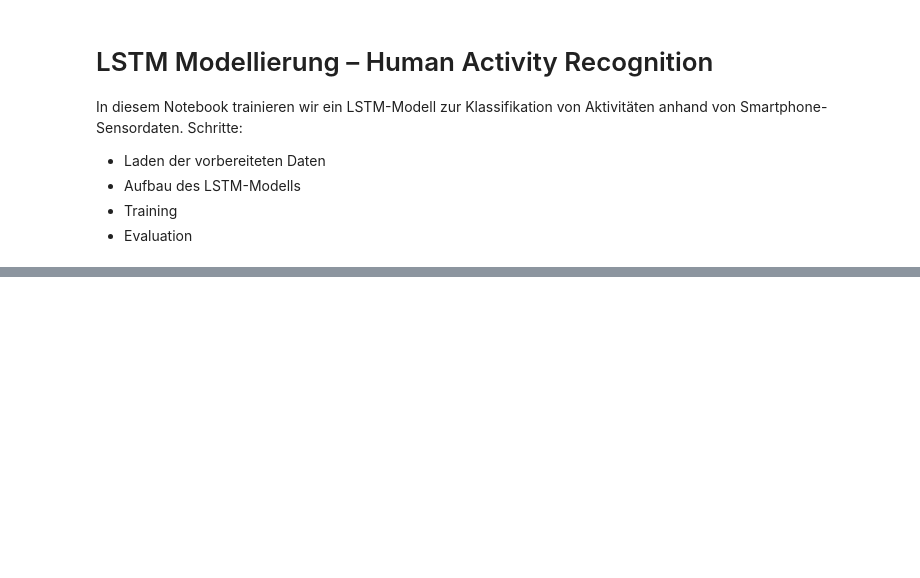
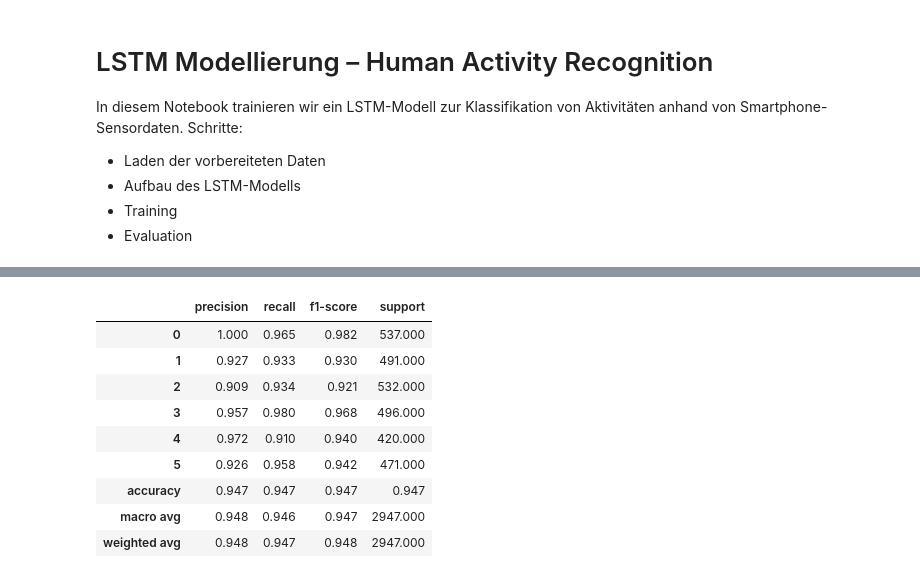
Before and after one commit to Mehmet1700/mlp-har-activity, a Jupyter notebook: notebooks/03_model_training.ipynb, the cells around one changed output, grey strips where cells are left out. Cells and saved outputs as stored; diff of their text form; code cells hidden in the pictures; blank space fills up the shorter version.

```diff
--- a/notebooks/03_model_training.ipynb
+++ b/notebooks/03_model_training.ipynb
@@ -161,0 +288,36 @@ plt.show()
+# %%
+class_names = le.classes_.tolist()
+
+# Interaktive Darstellung
+fig = ff.create_annotated_heatmap(
+    z=cm,
+    x=class_names,
+    y=class_names,
+    colorscale="Blues",
+    showscale=True,
+    reversescale=False
+)
+
+fig.update_layout(
+    title="Interaktive Confusion Matrix (Validation Set)",
+    xaxis_title="Predicted Label",
+    yaxis_title="True Label"
+)
+fig.show()
+# %%
+# Klassifikationsbericht
+report = classification_report(all_labels, all_preds, target_names=class_names, output_dict=True)
+df_report = pd.DataFrame(report).transpose()
+df_report = df_report[["precision", "recall", "f1-score", "support"]]
+df_report.round(3)
+# %% [output]
+|  | precision | recall | f1-score | support |
+| 0 | 1.000 | 0.965 | 0.982 | 537.000 |
+| 1 | 0.927 | 0.933 | 0.930 | 491.000 |
+| 2 | 0.909 | 0.934 | 0.921 | 532.000 |
+| 3 | 0.957 | 0.980 | 0.968 | 496.000 |
+| 4 | 0.972 | 0.910 | 0.940 | 420.000 |
+| 5 | 0.926 | 0.958 | 0.942 | 471.000 |
+| accuracy | 0.947 | 0.947 | 0.947 | 0.947 |
+| macro avg | 0.948 | 0.946 | 0.947 | 2947.000 |
+| weighted avg | 0.948 | 0.947 | 0.948 | 2947.000 |
```
Also changed, not shown: parts of 7 cells of this notebook, 2 other files.
